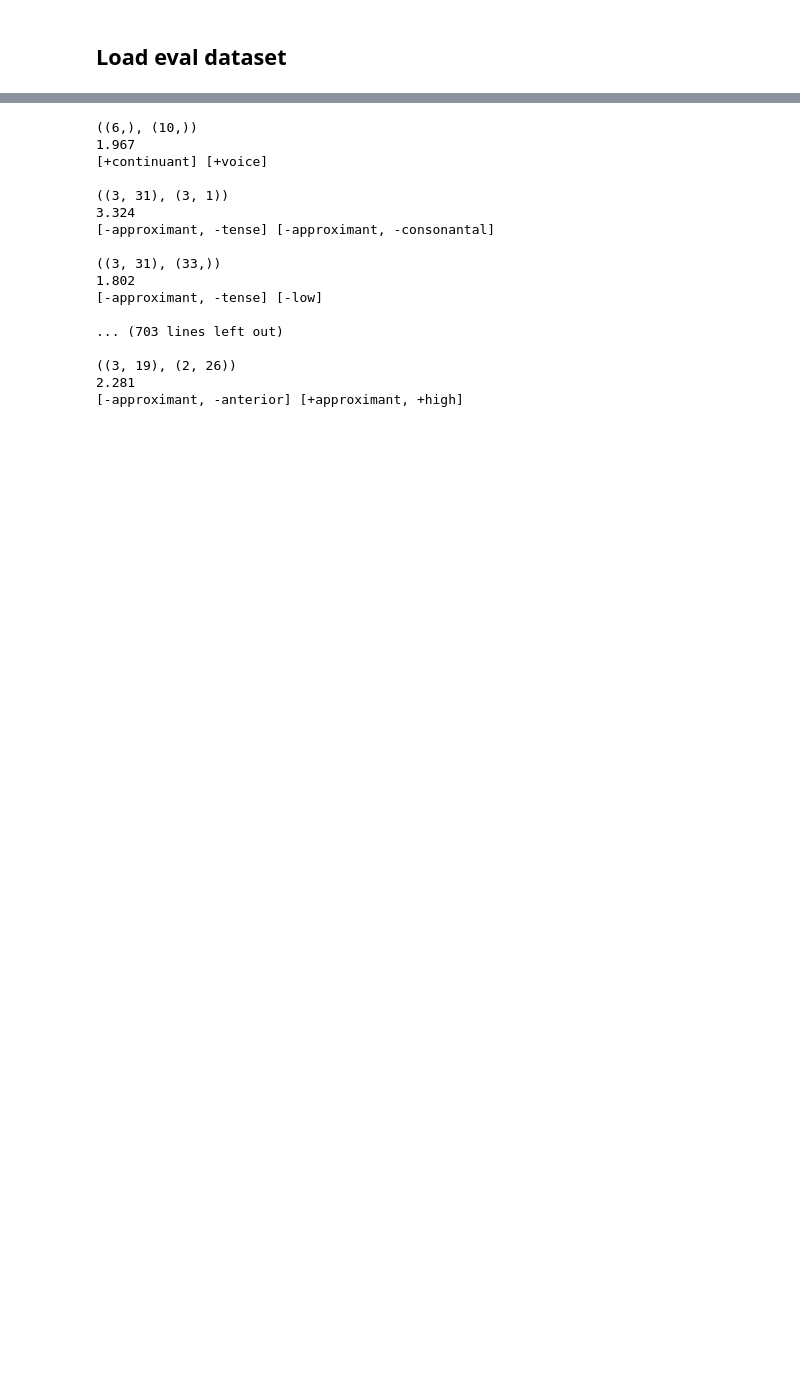
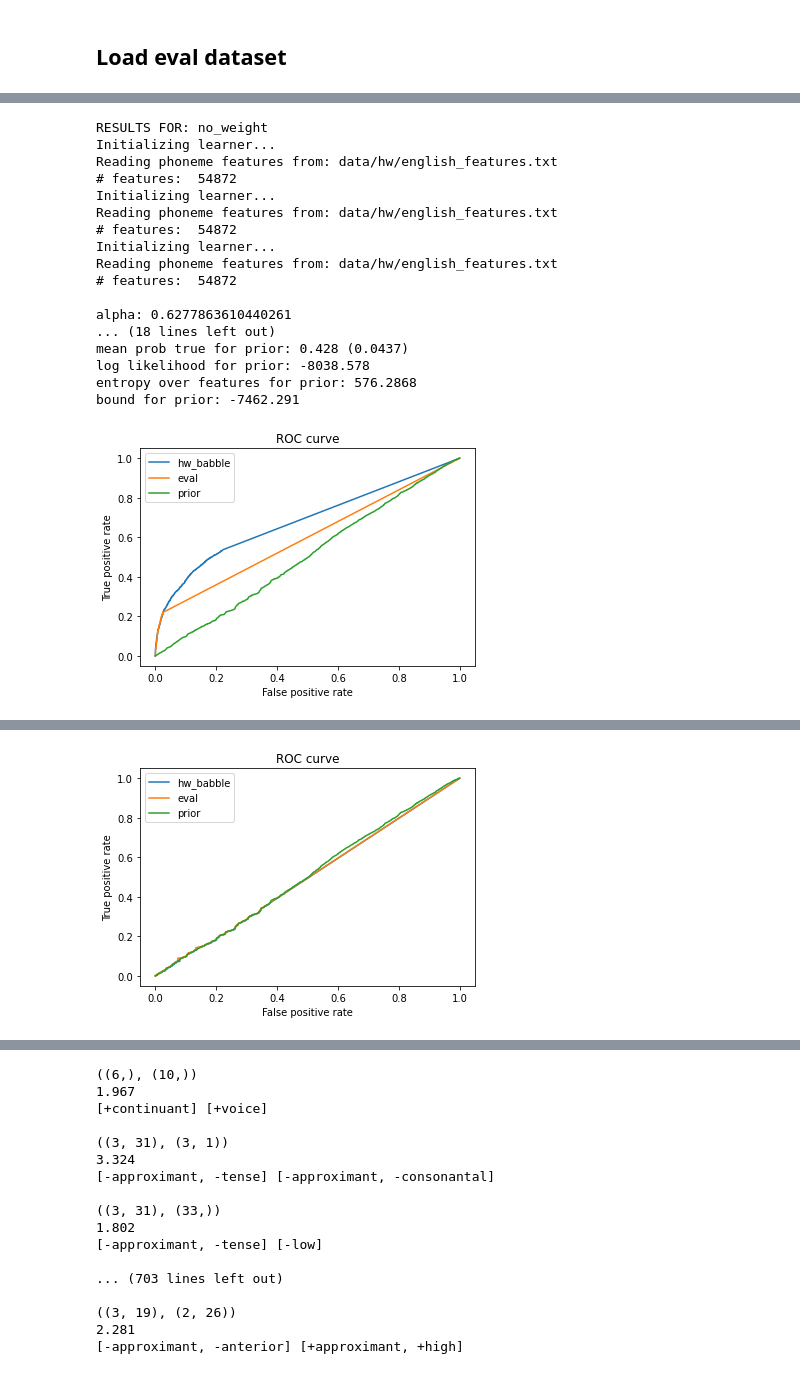
Before and after one commit to jacobandreas/lm-informants, a Jupyter notebook: analyze_english_big_batch.ipynb, the cells around one changed output, grey strips where cells are left out. Cells and saved outputs as stored; diff of their text form; code cells hidden in the pictures; blank space fills up the shorter version.

```diff
--- a/analyze_english_big_batch.ipynb
+++ b/analyze_english_big_batch.ipynb
@@ -311,2 +55,0 @@ inverse_file_map = {v:k for k,v in file_map.items()}
-# %%
-df['train_file_short'] = df.apply(lambda row: file_map[row['train_file']], axis=1)
@@ -553,14 +55,0 @@ array(['eval', 'random_strings', 'hw_babble', 'random_wellformed'],
-# %%
-lla = 0.522731931474557
-# lla = 5.41687946870128
-# prior_prob = 0.00240504883318384
-prior_prob = 0.00138533389897108
-max_updates=1
-# 'None'
-# tol = 0.000002
-train_file_short = 'eval'
-# train_file_short = 'random_strings'
-# num_samples=10
-num_samples='None'
-exp = get_exp(df, lla, prior_prob, max_updates, train_file_short, num_samples=num_samples)
-# print(exp['probs'].values[0])
@@ -571,0 +56,3 @@ Name: auc, dtype: float64
+# %%
+df_1128 = get_wandb_runs(project='lm-informants/1128_big_batch')
+df_1114 = get_wandb_runs(project='lm-informants/1114_big_batch')
@@ -632,0 +119,57 @@ eval
+# %%
+entropy_weight_df = df_1128[df_1128['tag']=='entropy_weight_0.1']
+no_weight_df = df_1114[df_1114['tag']=='None']
+
+lla = 0.522731931474557
+
+# display(no_weight_df)
+
+for (label, temp_df) in [
+    ('no_weight', no_weight_df),
+    ('entropy_weight_0.1', entropy_weight_df),
+    ]:
+    print('\n\n\n')
+    print(f"RESULTS FOR: {label}")
+
+    probs_by_train_file, costs_by_train_file, aucs_by_train_file = get_results(temp_df, lla=lla)
+
+    # plot roc curves on same plot
+    for train_file_short, probs in probs_by_train_file.items():
+        print()
+        costs = costs_by_train_file[train_file_short]
+        get_roc_curve(probs, eval_dataset, costs=costs, label=train_file_short, do_show=False)
+        acc = get_classification_accuracy(probs, eval_dataset, costs=costs, threshold=0.5)
+        # lla = exp['config']['log_log_alpha_ratio']
+        alpha = compute_alpha(lla)
+        log_likelihood = get_log_likelihood(lla, eval_dataset, costs)
+        print(f"acc for {train_file_short}: {round(acc, 3)}")
+        print(f"auc for {train_file_short}: {round(aucs_by_train_file[train_file_short], 3)}")
+        mean, std = get_average_prob_true(costs, alpha)
+        print(f"mean prob true for {train_file_short}: {round(mean, 4)} ({round(std, 4)})")
+
+        entropy_over_feats = entropy(probs)
+        print(f"log likelihood for {train_file_short}: {round(log_likelihood, 3)}")
+        print(f"entropy over features for {train_file_short}: {round(entropy_over_feats, 4)}")
+        bound = log_likelihood + entropy_over_feats
+        print(f"bound for {train_file_short}: {round(bound, 4)}")
+
+    plt.show()
+# %% [output]
+RESULTS FOR: no_weight
+Initializing learner...
+Reading phoneme features from: data/hw/english_features.txt
+# features:  54872
+Initializing learner...
+Reading phoneme features from: data/hw/english_features.txt
+# features:  54872
+Initializing learner...
+Reading phoneme features from: data/hw/english_features.txt
+# features:  54872
+
+alpha: 0.6277863610440261
+... (18 lines left out)
+mean prob true for prior: 0.428 (0.0437)
+log likelihood for prior: -8038.578
+entropy over features for prior: 576.2868
+bound for prior: -7462.291
+[figure, added]
@@ -632,0 +193 @@ eval
+[figure, added]
```
Also changed, not shown: parts of 44 cells of this notebook, 2 other files.
